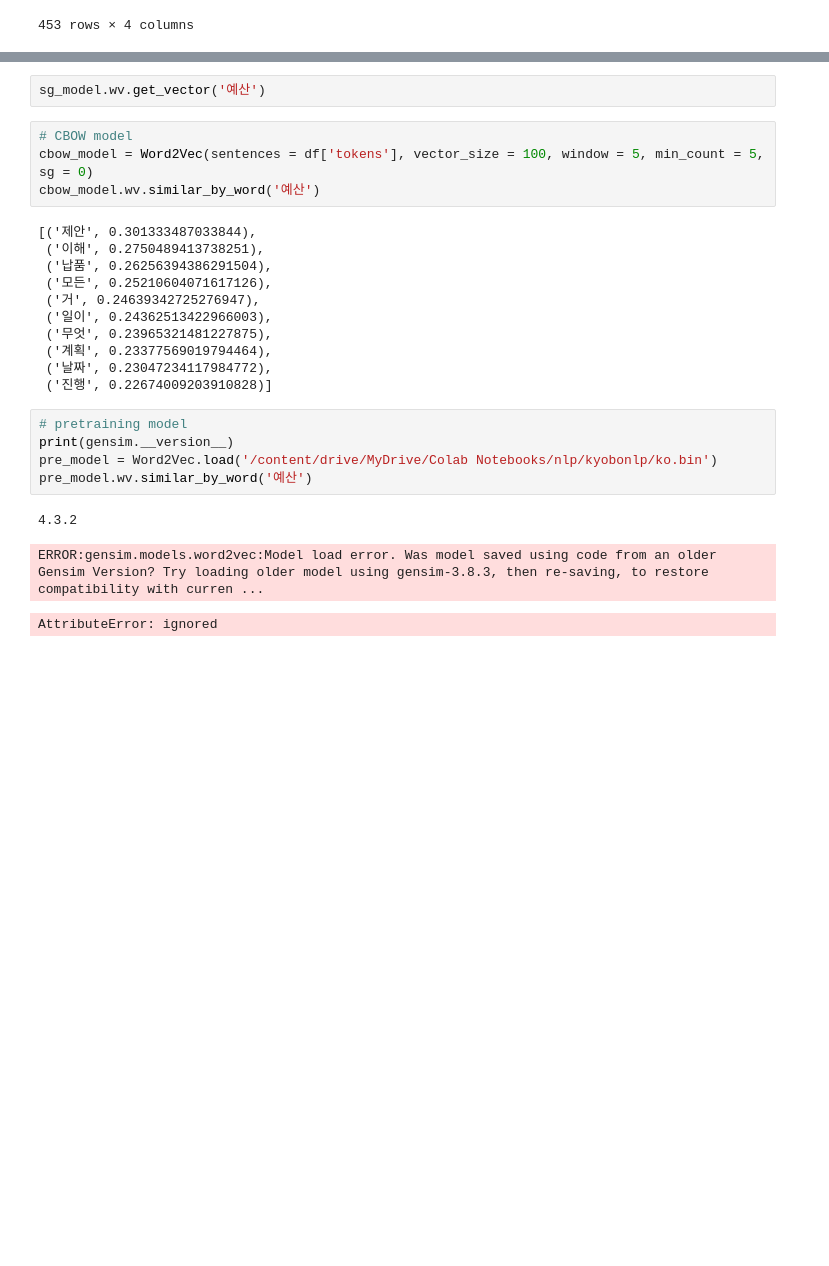
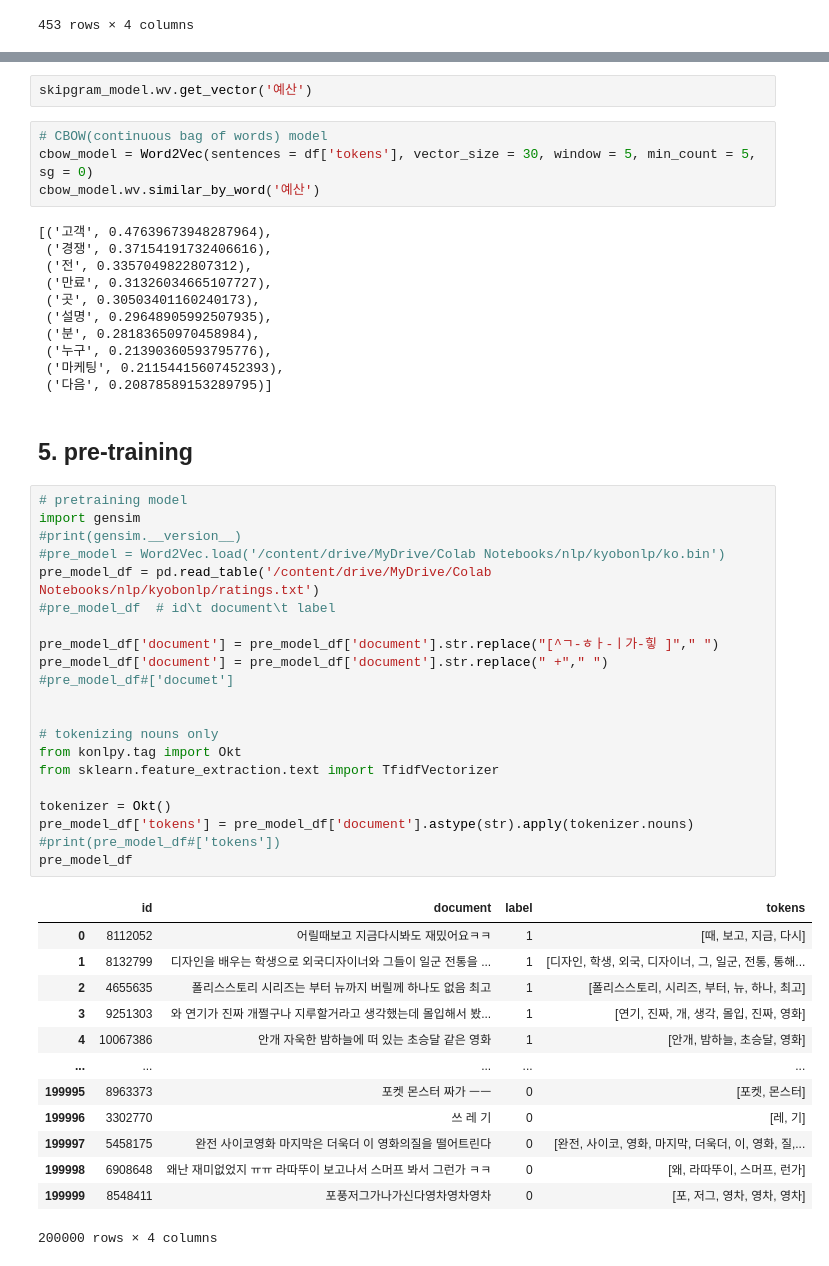
Before and after one commit to magnetclip/kyobonlp, a Jupyter notebook: word2vec.ipynb, the cells around one changed output, grey strips where cells are left out. Cells and saved outputs as stored; diff of their text form; blank space fills up the shorter version.

```diff
--- a/word2vec.ipynb
+++ b/word2vec.ipynb
@@ -193,26 +240,54 @@ sg_model.wv.similar_by_word('예산')
 # %%
-sg_model.wv.get_vector('예산')
+skipgram_model.wv.get_vector('예산')
 # %%
-# CBOW model
-cbow_model = Word2Vec(sentences = df['tokens'], vector_size = 100, window = 5, min_count = 5, sg = 0)
+# CBOW(continuous bag of words) model
+cbow_model = Word2Vec(sentences = df['tokens'], vector_size = 30, window = 5, min_count = 5, sg = 0)
 cbow_model.wv.similar_by_word('예산')
 # %% [output]
-[('제안', 0.301333487033844),
- ('이해', 0.2750489413738251),
- ('납품', 0.26256394386291504),
- ('모든', 0.25210604071617126),
- ('거', 0.24639342725276947),
- ('일이', 0.24362513422966003),
- ('무엇', 0.23965321481227875),
- ('계획', 0.23377569019794464),
- ('날짜', 0.23047234117984772),
- ('진행', 0.22674009203910828)]
+[('고객', 0.47639673948287964),
+ ('경쟁', 0.37154191732406616),
+ ('전', 0.3357049822807312),
+ ('만료', 0.31326034665107727),
+ ('곳', 0.30503401160240173),
+ ('설명', 0.29648905992507935),
+ ('분', 0.28183650970458984),
+ ('누구', 0.21390360593795776),
+ ('마케팅', 0.21154415607452393),
+ ('다음', 0.20878589153289795)]
-# %%
-# pretraining model
-print(gensim.__version__)
-pre_model = Word2Vec.load('/content/drive/MyDrive/Colab Notebooks/nlp/kyobonlp/ko.bin')
-pre_model.wv.similar_by_word('예산')
-# %% [output]
-4.3.2
-ERROR:gensim.models.word2vec:Model load error. Was model saved using code from an older Gensim Version? Try loading older model using gensim-3.8.3, then re-saving, to restore compatibility with curren ...
-AttributeError: ignored
+# %% [markdown]
+## 5. pre-training
+# %%
+# pretraining model
+import gensim
+#print(gensim.__version__)
+#pre_model = Word2Vec.load('/content/drive/MyDrive/Colab Notebooks/nlp/kyobonlp/ko.bin')
+pre_model_df = pd.read_table('/content/drive/MyDrive/Colab Notebooks/nlp/kyobonlp/ratings.txt')
+#pre_model_df  # id\t document\t label
+
+pre_model_df['document'] = pre_model_df['document'].str.replace("[^ㄱ-ㅎㅏ-ㅣ가-힣 ]"," ")
+pre_model_df['document'] = pre_model_df['document'].str.replace(" +"," ")
+#pre_model_df#['documet']
+
+
+# tokenizing nouns only
+from konlpy.tag import Okt
+from sklearn.feature_extraction.text import TfidfVectorizer
+
+tokenizer = Okt()
+pre_model_df['tokens'] = pre_model_df['document'].astype(str).apply(tokenizer.nouns)
+#print(pre_model_df#['tokens'])
+pre_model_df
+# %% [output]
+|  | id | document | label | tokens |
+| 0 | 8112052 | 어릴때보고 지금다시봐도 재밌어요ㅋㅋ | 1 | [때, 보고, 지금, 다시] |
+| 1 | 8132799 | 디자인을 배우는 학생으로 외국디자이너와 그들이 일군 전통을 ... | 1 | [디자인, 학생, 외국, 디자이너, 그, 일군, 전통, 통해... |
+| 2 | 4655635 | 폴리스스토리 시리즈는 부터 뉴까지 버릴께 하나도 없음 최고 | 1 | [폴리스스토리, 시리즈, 부터, 뉴, 하나, 최고] |
+| 3 | 9251303 | 와 연기가 진짜 개쩔구나 지루할거라고 생각했는데 몰입해서 봤... | 1 | [연기, 진짜, 개, 생각, 몰입, 진짜, 영화] |
+| 4 | 10067386 | 안개 자욱한 밤하늘에 떠 있는 초승달 같은 영화 | 1 | [안개, 밤하늘, 초승달, 영화] |
+| ... | ... | ... | ... | ... |
+| 199995 | 8963373 | 포켓 몬스터 짜가 ㅡㅡ | 0 | [포켓, 몬스터] |
+| 199996 | 3302770 | 쓰 레 기 | 0 | [레, 기] |
+| 199997 | 5458175 | 완전 사이코영화 마지막은 더욱더 이 영화의질을 떨어트린다 | 0 | [완전, 사이코, 영화, 마지막, 더욱더, 이, 영화, 질,... |
+| 199998 | 6908648 | 왜난 재미없었지 ㅠㅠ 라따뚜이 보고나서 스머프 봐서 그런가 ㅋㅋ | 0 | [왜, 라따뚜이, 스머프, 런가] |
+| 199999 | 8548411 | 포풍저그가나가신다영차영차영차 | 0 | [포, 저그, 영차, 영차, 영차] |
+200000 rows × 4 columns
```
Also changed, not shown: parts of 18 cells of this notebook, 1 other file.
